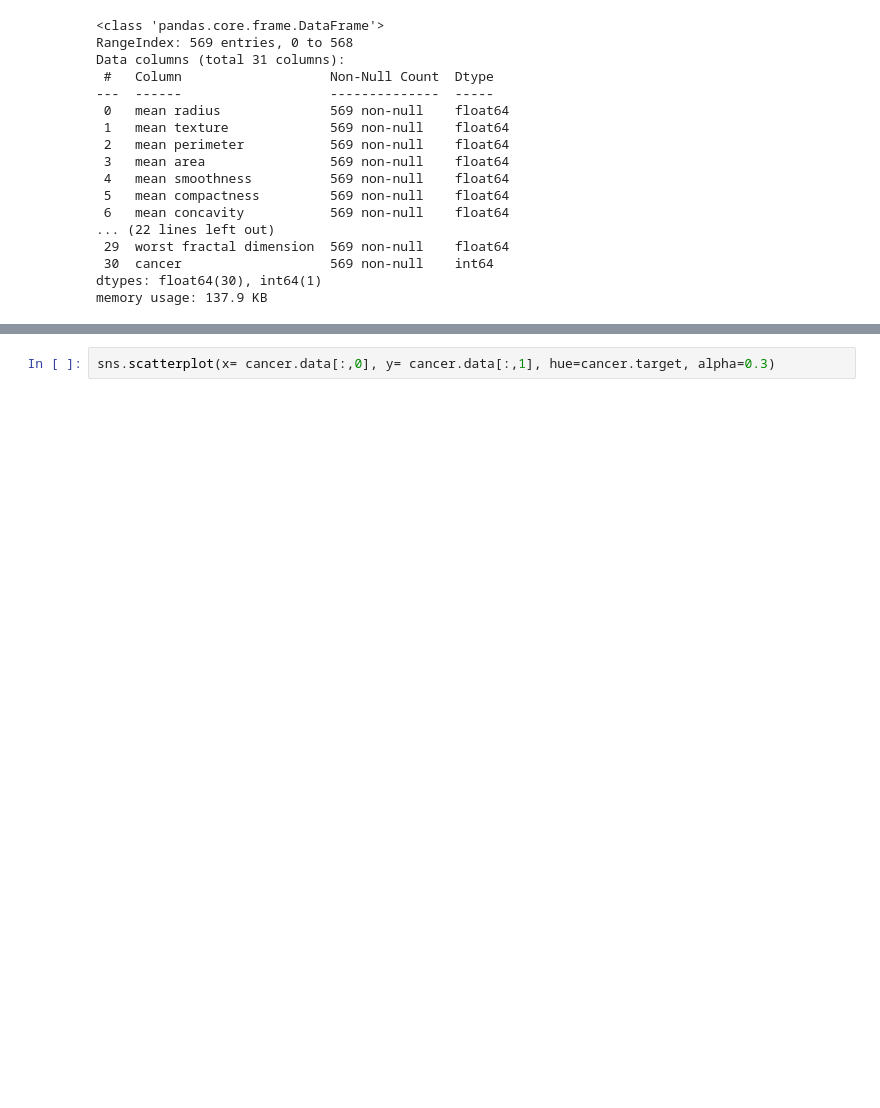
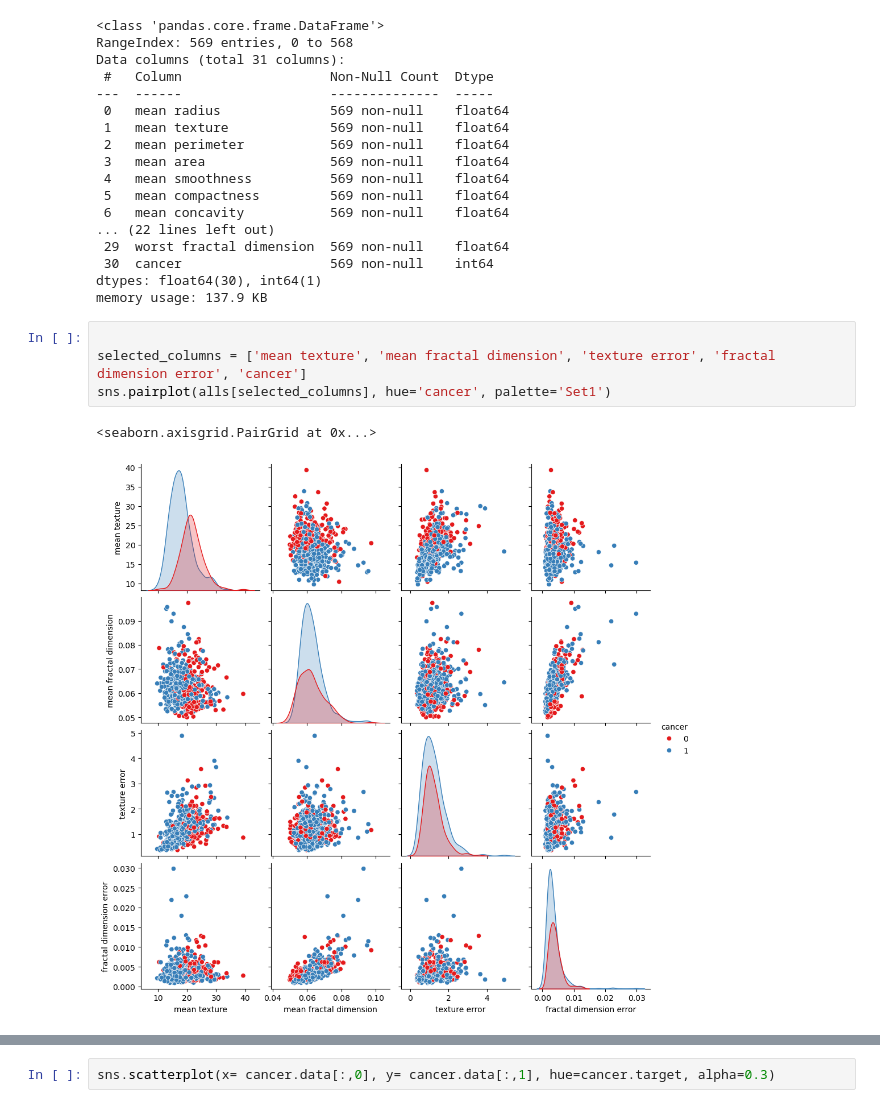
Before and after one commit to ehyecha/medical-data-analysis, a Jupyter notebook: 유방암_데이터분석.ipynb, the cells around one changed output, grey strips where cells are left out. Drawn from its saved outputs; the diff is of its cells as text; blank space fills up the shorter version.

Commit message:
add pairplot

```diff
--- a/유방암_데이터분석.ipynb
+++ b/유방암_데이터분석.ipynb
@@ -157,4 +157,11 @@ Data columns (total 31 columns):
  30  cancer                   569 non-null    int64
 dtypes: float64(30), int64(1)
 memory usage: 137.9 KB
+# %%
+
+selected_columns = ['mean texture', 'mean fractal dimension', 'texture error', 'fractal dimension error', 'cancer']
+sns.pairplot(alls[selected_columns], hue='cancer', palette='Set1')
+# %% [output]
+<seaborn.axisgrid.PairGrid at 0x...>
+[figure, added]
 # %%
```
Also changed, not shown: parts of 1 cell of this notebook.
